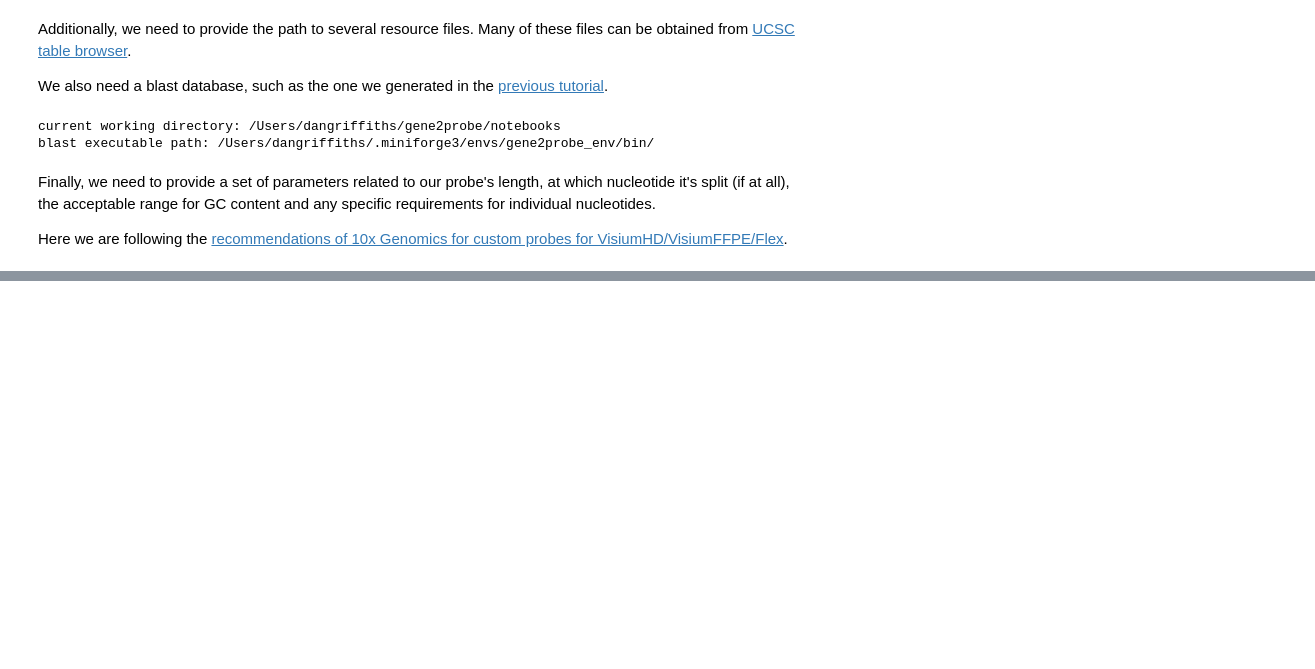
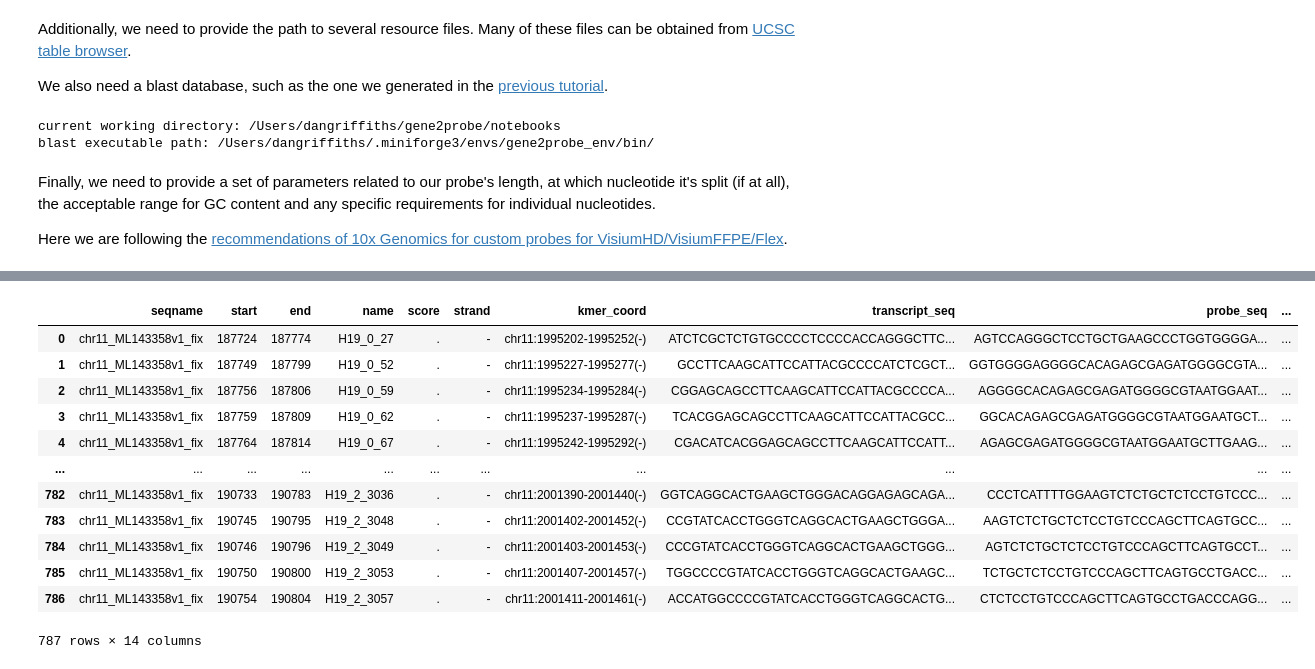
Before and after one commit to dgrfs/gene2probe, a Jupyter notebook: notebooks/002_make_exon_probes_XIST.ipynb, the cells around one changed output, grey strips where cells are left out. Cells and saved outputs as stored; diff of their text form; code cells hidden in the pictures; blank space fills up the shorter version.

```diff
--- a/notebooks/002_make_exon_probes_XIST.ipynb
+++ b/notebooks/002_make_exon_probes_XIST.ipynb
@@ -282,0 +292,16 @@ Name: count, dtype: int64
+# %%
+kmers
+# %% [output]
+|  | seqname | start | end | name | score | strand | kmer_coord | transcript_seq | probe_seq | ... |
+| 0 | chr11_ML143358v1_fix | 187724 | 187774 | H19_0_27 | . | - | chr11:1995202-1995252(-) | ATCTCGCTCTGTGCCCCTCCCCACCAGGGCTTC... | AGTCCAGGGCTCCTGCTGAAGCCCTGGTGGGGA... | ... |
+| 1 | chr11_ML143358v1_fix | 187749 | 187799 | H19_0_52 | . | - | chr11:1995227-1995277(-) | GCCTTCAAGCATTCCATTACGCCCCATCTCGCT... | GGTGGGGAGGGGCACAGAGCGAGATGGGGCGTA... | ... |
+| 2 | chr11_ML143358v1_fix | 187756 | 187806 | H19_0_59 | . | - | chr11:1995234-1995284(-) | CGGAGCAGCCTTCAAGCATTCCATTACGCCCCA... | AGGGGCACAGAGCGAGATGGGGCGTAATGGAAT... | ... |
+| 3 | chr11_ML143358v1_fix | 187759 | 187809 | H19_0_62 | . | - | chr11:1995237-1995287(-) | TCACGGAGCAGCCTTCAAGCATTCCATTACGCC... | GGCACAGAGCGAGATGGGGCGTAATGGAATGCT... | ... |
+| 4 | chr11_ML143358v1_fix | 187764 | 187814 | H19_0_67 | . | - | chr11:1995242-1995292(-) | CGACATCACGGAGCAGCCTTCAAGCATTCCATT... | AGAGCGAGATGGGGCGTAATGGAATGCTTGAAG... | ... |
+| ... | ... | ... | ... | ... | ... | ... | ... | ... | ... | ... |
+| 782 | chr11_ML143358v1_fix | 190733 | 190783 | H19_2_3036 | . | - | chr11:2001390-2001440(-) | GGTCAGGCACTGAAGCTGGGACAGGAGAGCAGA... | CCCTCATTTTGGAAGTCTCTGCTCTCCTGTCCC... | ... |
+| 783 | chr11_ML143358v1_fix | 190745 | 190795 | H19_2_3048 | . | - | chr11:2001402-2001452(-) | CCGTATCACCTGGGTCAGGCACTGAAGCTGGGA... | AAGTCTCTGCTCTCCTGTCCCAGCTTCAGTGCC... | ... |
+| 784 | chr11_ML143358v1_fix | 190746 | 190796 | H19_2_3049 | . | - | chr11:2001403-2001453(-) | CCCGTATCACCTGGGTCAGGCACTGAAGCTGGG... | AGTCTCTGCTCTCCTGTCCCAGCTTCAGTGCCT... | ... |
+| 785 | chr11_ML143358v1_fix | 190750 | 190800 | H19_2_3053 | . | - | chr11:2001407-2001457(-) | TGGCCCCGTATCACCTGGGTCAGGCACTGAAGC... | TCTGCTCTCCTGTCCCAGCTTCAGTGCCTGACC... | ... |
+| 786 | chr11_ML143358v1_fix | 190754 | 190804 | H19_2_3057 | . | - | chr11:2001411-2001461(-) | ACCATGGCCCCGTATCACCTGGGTCAGGCACTG... | CTCTCCTGTCCCAGCTTCAGTGCCTGACCCAGG... | ... |
+787 rows × 14 columns
```
Also changed, not shown: parts of 63 cells of this notebook, 3 other files.
